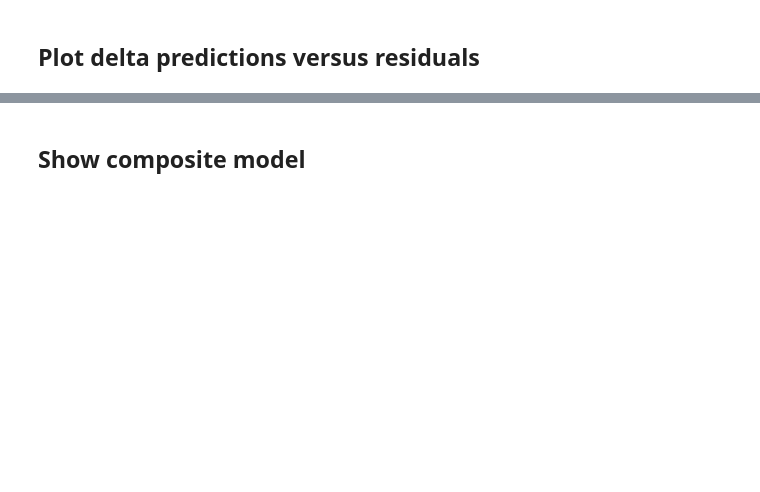
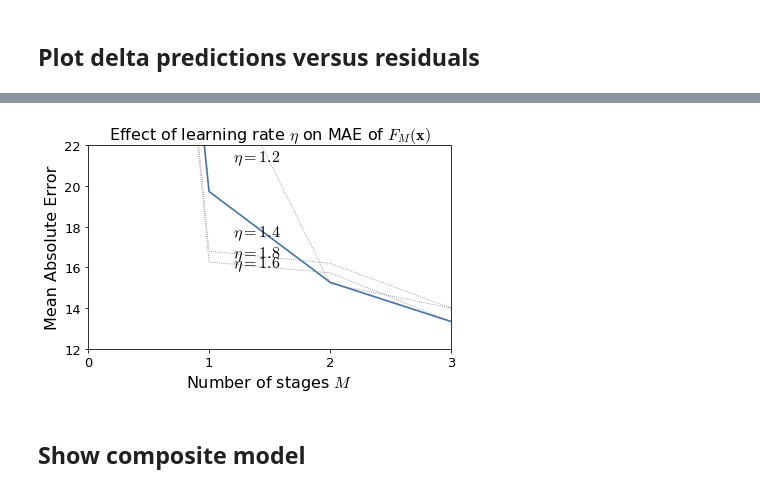
Before and after one commit to parrt/ml-articles, a Jupyter notebook: gradient-boosting/notebooks/dev-mae.ipynb, the cells around one changed output, grey strips where cells are left out. Cells and saved outputs as stored; diff of their text form; code cells hidden in the pictures; blank space fills up the shorter version.

```diff
--- a/gradient-boosting/notebooks/dev-mae.ipynb
+++ b/gradient-boosting/notebooks/dev-mae.ipynb
@@ -274,7 +234,7 @@ stages = 4
 
 df_mae = pd.DataFrame(data={"stage":range(stages)})
 
-for eta in np.arange(.5, 1, .1):
+for eta in np.arange(.5, 4, .1):
     df = data() # fresh data
     mse,mae = boost(df, 'sqfeet', 'rent', splits, eta, stages)
     df_mae[f'mae_{eta:.2f}'] = mae
@@ -283,45 +250,49 @@ df_mae
 # %%
 fig, ax = plt.subplots(nrows=1, ncols=1, figsize=(6, 4), sharex=True)
 
-maxy = 1500
-
+maxy = 22
+max_eta = 2
+min_eta = 1.2
 mins = []
-for eta in np.arange(.5, 1, .1):
-    mins.append( np.min(df_mse[f'mse_{eta:.2f}']) )
+for eta in np.arange(min_eta, max_eta, .2):
+    mins.append( np.min(df_mae[f'mae_{eta:.2f}']) )
 
 min_eta_index = np.argmin(mins)
+# print("Best index is ", min_eta_index, list(np.arange(min_eta, max_eta, .2))[min_eta_index])
 
 i = 0
-for eta in np.arange(.5, 1, .1):
+for eta in np.arange(min_eta, max_eta, .2):
     color = 'grey'
     lw = .8
     ls = ':'
     if i==min_eta_index:
         color = bookcolors['blue']
         lw = 1.7
         ls = '-'
-    ax.plot(df_mse.stage,df_mse[f'mse_{eta:.2f}'],
+    ax.plot(df_mae.stage,df_mae[f'mae_{eta:.2f}'],
             linewidth=lw,
             linestyle=ls,
             c=color)
     xloc = 1.2
-    yloc = (df_mse[f'mse_{eta:.2f}'].values[1] + df_mse[f'mse_{eta:.2f}'].values[2])/2
+    yloc = (df_mae[f'mae_{eta:.2f}'].values[1] + df_mae[f'mae_{eta:.2f}'].values[2])/2
     if yloc>maxy:
         yloc = maxy-100
         xloc +=  .5
     ax.text(xloc, yloc, f"$\\eta={eta:.1f}$",
             fontsize=16)
     i += 1
 
-plt.axis([0,stages-1,0,maxy])
+plt.axis([0,stages-1,12,maxy])
 
 ax.set_ylabel(r"Mean Absolute Error", fontsize=16)
 ax.set_xlabel(r"Number of stages $M$", fontsize=16)
 ax.set_title(r'Effect of learning rate $\eta$ on MAE of $F_M({\bf x})$', fontsize=16)
 ax.set_xticks(range(0,stages))
 
 plt.tight_layout()
 plt.show()
+# %% [output]
+[figure, added]
 # %% [markdown]
 ## Show composite model
 # %%
```
Also changed, not shown: parts of 14 cells of this notebook, 1 other file.
